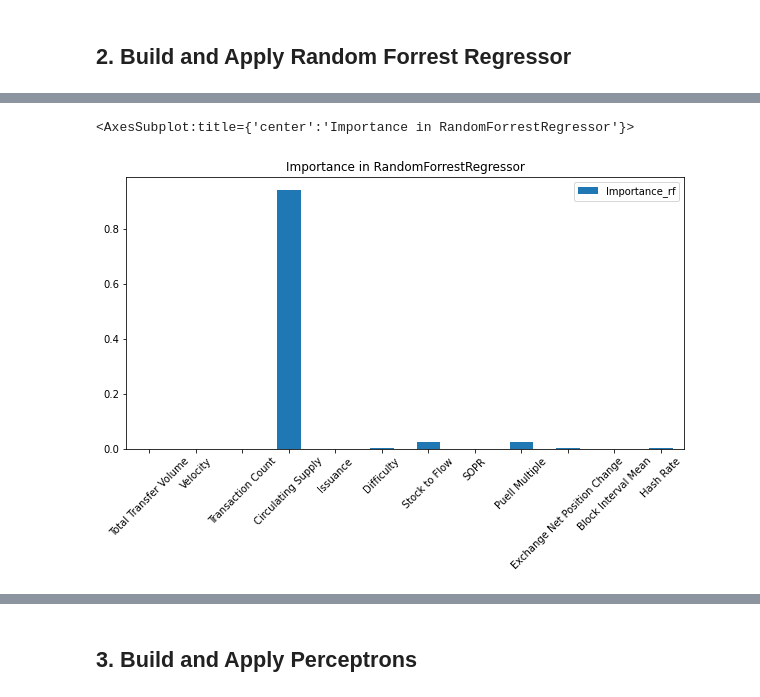
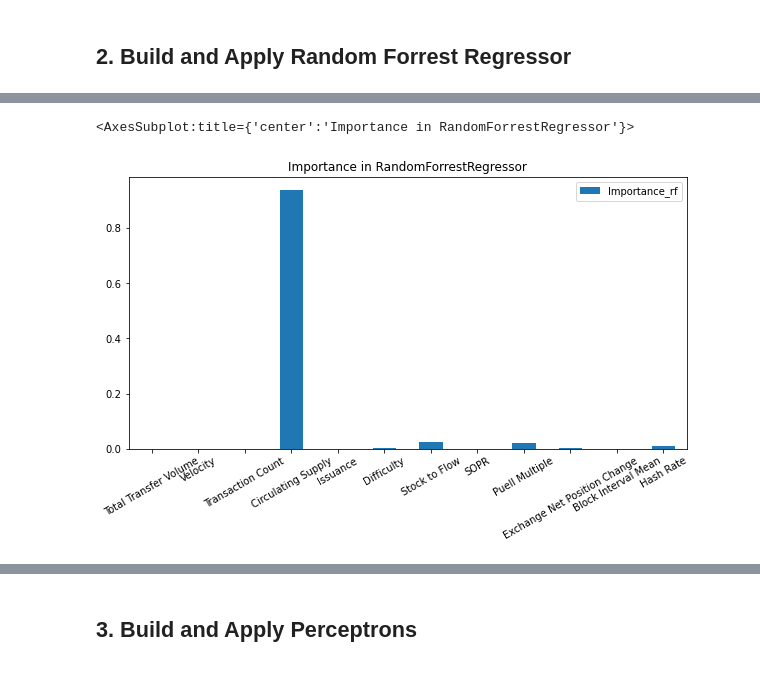
Before and after one commit to Jyou965/machine_learning_on_chain_analysis_price_prediction_btc, a Jupyter notebook: main_code.ipynb, the cells around one changed output, grey strips where cells are left out. Drawn from its saved outputs; the diff is of its cells as text; code cells hidden in the pictures.

```diff
--- a/main_code.ipynb
+++ b/main_code.ipynb
@@ -1341,14 +1344,14 @@ importance_df
 # %%
 importance_df.plot(
     kind='bar',
     figsize=(10, 5),
     title="Importance in RandomForrestRegressor",
     #color="blue",
-    rot=45
+    rot=30
 )
 # %% [output]
 <AxesSubplot:title={'center':'Importance in RandomForrestRegressor'}>
-[figure, old version]
+[figure, new version]
 # %%
 # Make predictions using feature_predictions
 rf_predictions =rf.predict(feature_array)
```
Also changed, not shown: parts of 46 cells of this notebook, 18 other files.
